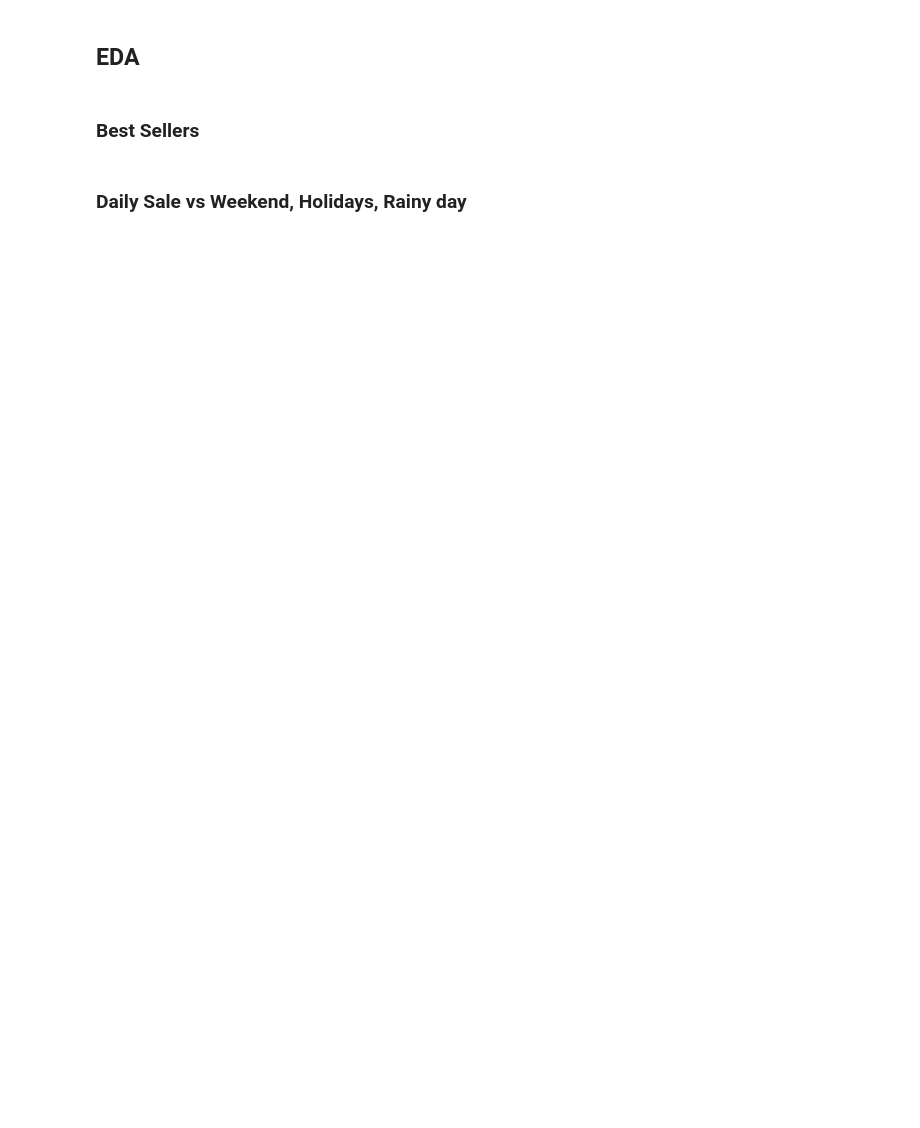
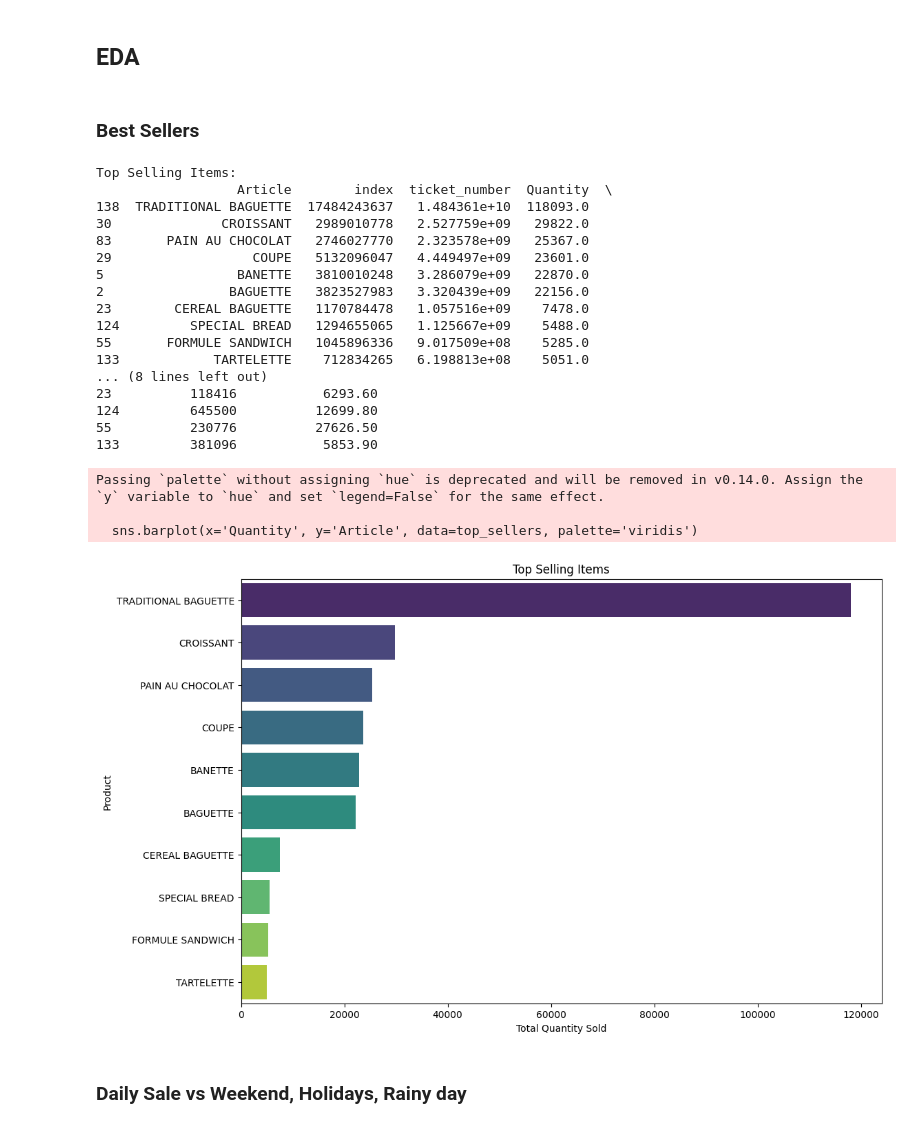
Before and after one commit to msbeigi/sale-analysis, a Jupyter notebook: backery_sale.ipynb, the cells around one changed output. Cells and saved outputs as stored; diff of their text form; code cells hidden in the pictures; blank space fills up the shorter version.

```diff
--- a/backery_sale.ipynb
+++ b/backery_sale.ipynb
@@ -208,17 +212,31 @@ def drop_nodata_bakey(df: pd.DataFrame)->pd.DataFrame:
   return df
 
 def false_quantity(df: pd.DataFrame)-> pd.DataFrame:
+  """
+  Removes negative quanitities
+  Args:
+   df: bakery dataset as dataframe input
+  Returns:
+    return dataset without negative quanitities
+  """
 
-  no_data_indice=df[df['Quantity']<=0]
-  df.drop(no_data_indice, inplace=True)
+
+  no_data_indice=df[df['Quantity']<=0].index
+  df.drop(no_data_indice, inplace=True,axis=0)
 
   return df
 
 def false_price(df: pd.DataFrame)-> pd.DataFrame:
+  """
+  Removes zero unit price
+  Args:
+   df: bakery dataset as dataframe input
+  Returns:
+    return dataset without zero unit price
+  """
 
-
-  no_data_indice=df[df['UNIT_PRICE']=='0,00 €']
-  df.drop(no_data_indice, inplace=True)
+  no_data_indice=df[df['UNIT_PRICE']=='0,00 €'].index
+  df.drop(no_data_indice, inplace=True,axis=0)
 
   return df
 # %% [markdown]
@@ -715,19 +649,41 @@ print(f'Mean Absolute Error: {mae}')
 # %%
 
 
-item_sales = merged_data.groupby('Article')['Quantity'].sum().reset_index()
+item_sales = df_bekery.groupby(['Article']).sum(['Quantity']).reset_index()
 
 top_sellers = item_sales.sort_values(by='Quantity', ascending=False).head(10)
 
 print("Top Selling Items:")
 print(top_sellers)
 
 plt.figure(figsize=(12, 8))
 sns.barplot(x='Quantity', y='Article', data=top_sellers, palette='viridis')
 plt.xlabel('Total Quantity Sold')
 plt.ylabel('Product')
 plt.title('Top Selling Items')
 plt.show()
+# %% [output]
+Top Selling Items:
+                  Article        index  ticket_number  Quantity  \
+138  TRADITIONAL BAGUETTE  17484243637   1.484361e+10  118093.0
+30              CROISSANT   2989010778   2.527759e+09   29822.0
+83       PAIN AU CHOCOLAT   2746027770   2.323578e+09   25367.0
+29                  COUPE   5132096047   4.449497e+09   23601.0
+5                 BANETTE   3810010248   3.286079e+09   22870.0
+2                BAGUETTE   3823527983   3.320439e+09   22156.0
+23        CEREAL BAGUETTE   1170784478   1.057516e+09    7478.0
+124         SPECIAL BREAD   1294655065   1.125667e+09    5488.0
+55       FORMULE SANDWICH   1045896336   9.017509e+08    5285.0
+133            TARTELETTE    712834265   6.198813e+08    5051.0
+... (8 lines left out)
+23          118416           6293.60
+124         645500          12699.80
+55          230776          27626.50
+133         381096           5853.90
+Passing `palette` without assigning `hue` is deprecated and will be removed in v0.14.0. Assign the `y` variable to `hue` and set `legend=False` for the same effect.
+
+  sns.barplot(x='Quantity', y='Article', data=top_sellers, palette='viridis')
+[figure, added]
 # %% [markdown]
 ### Daily Sale vs Weekend, Holidays, Rainy day
 # %%
```
Also changed, not shown: parts of 51 cells of this notebook.
